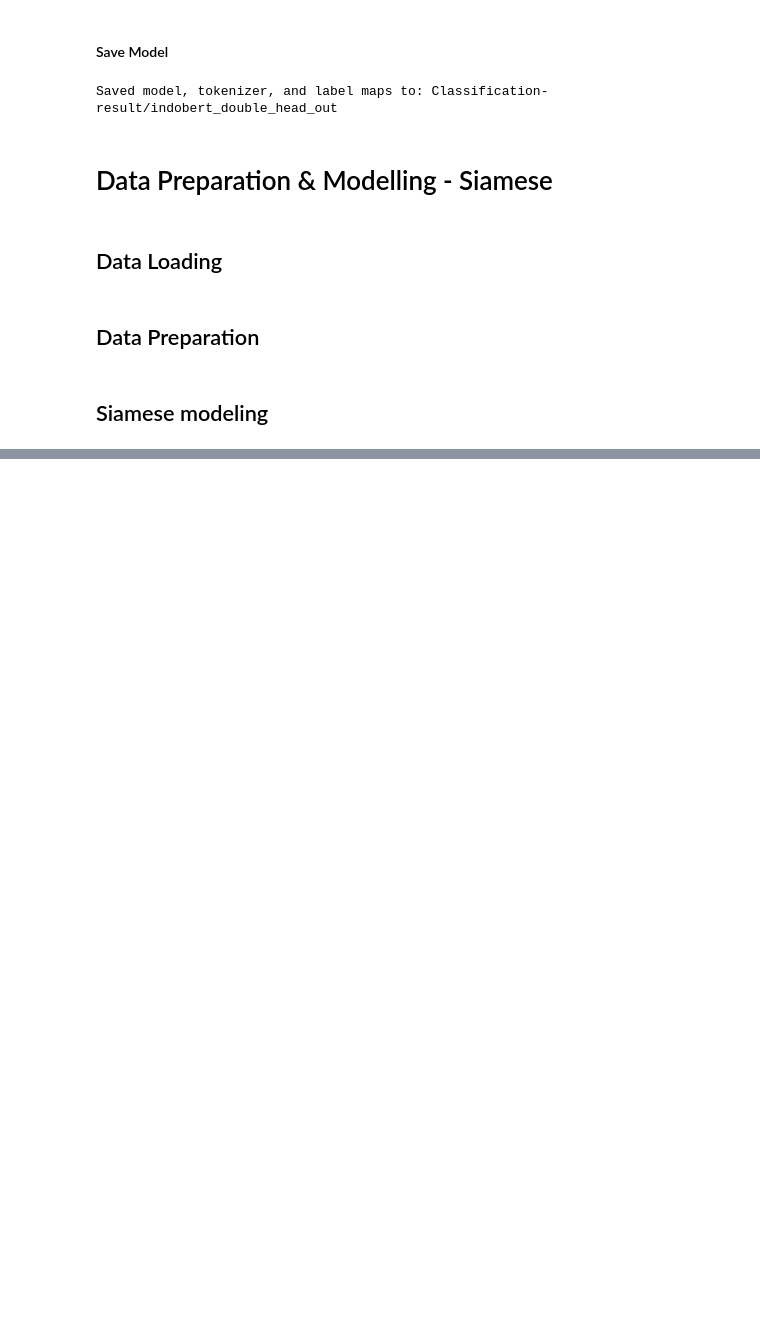
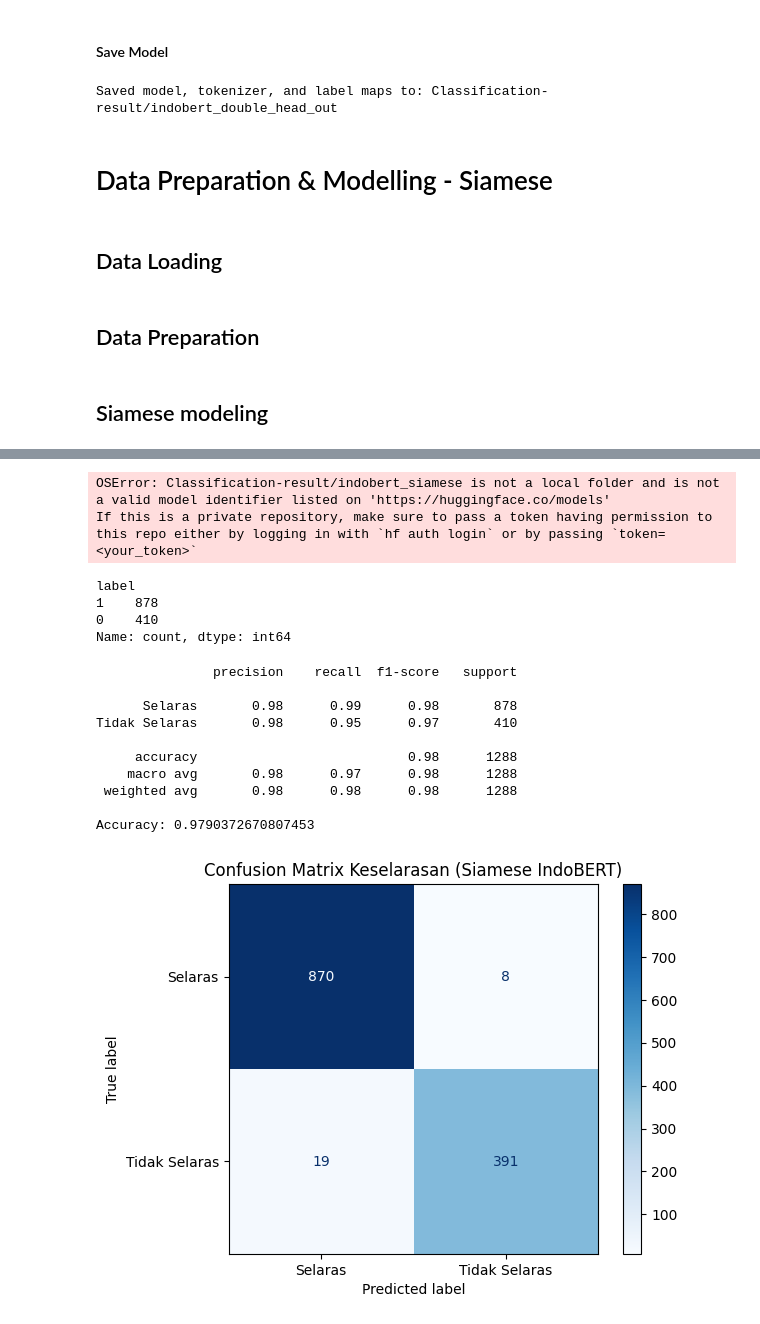
Before and after one commit to FadQode/skripsi-modelling, a Jupyter notebook: modelling-IndoBert-Copy1.ipynb, the cells around one changed output, grey strips where cells are left out. Saved outputs shown, nothing was run; the diff lists cells and outputs as text; code cells hidden in the pictures; blank space fills up the shorter version.

```diff
--- a/modelling-IndoBert-Copy1.ipynb
+++ b/modelling-IndoBert-Copy1.ipynb
@@ -1490,0 +1541,8 @@ Epoch 6/20 - train_loss: 0.1049
+# %%
+
+tokenizer = BertTokenizer.from_pretrained(
+    MODEL_DIR,
+)
+# %% [output]
+OSError: Classification-result/indobert_siamese is not a local folder and is not a valid model identifier listed on 'https://huggingface.co/models'
+If this is a private repository, make sure to pass a token having permission to this repo either by logging in with `hf auth login` or by passing `token=<your_token>`
@@ -1490,0 +1604,57 @@ Epoch 6/20 - train_loss: 0.1049
+# %%
+df_raw = pd.read_csv("../../Dataset/cpmk_subcpmk_pairs.csv")   # must contain cpmk, subcpmk, keselarasan
+df = prepare_df(df_raw)
+
+df[CPMK_COL] = df[CPMK_COL].fillna("").astype(str)
+df[SUBCPMK_COL] = df[SUBCPMK_COL].fillna("").astype(str)
+
+pred_labels, pred_probs = predict_siamese_pairs(
+    df[CPMK_COL].tolist(),
+    df[SUBCPMK_COL].tolist(),
+    batch_size=BATCH_SIZE,
+    threshold=0.5
+)
+
+df["pred_keselarasan"] = pred_labels
+df["pred_prob"] = pred_probs
+# %%
+df["label"].value_counts()
+# %% [output]
+label
+1    878
+0    410
+Name: count, dtype: int64
+# %%
+from sklearn.metrics import confusion_matrix, ConfusionMatrixDisplay
+import matplotlib.pyplot as plt
+
+y_true = df["label"].map({
+    1: "Selaras",
+    0: "Tidak Selaras"
+})
+
+y_pred = df["pred_keselarasan"]
+
+labels = ["Selaras", "Tidak Selaras"]
+
+cm = confusion_matrix(y_true, y_pred, labels=labels)
+print(classification_report(y_true, y_pred, zero_division=0))
+print("Accuracy:", accuracy_score(y_true, y_pred))
+
+ConfusionMatrixDisplay(cm, display_labels=labels).plot(
+    cmap="Blues", values_format="d"
+)
+plt.title("Confusion Matrix Keselarasan (Siamese IndoBERT)")
+plt.show()
+# %% [output]
+               precision    recall  f1-score   support
+
+      Selaras       0.98      0.99      0.98       878
+Tidak Selaras       0.98      0.95      0.97       410
+
+     accuracy                           0.98      1288
+    macro avg       0.98      0.97      0.98      1288
+ weighted avg       0.98      0.98      0.98      1288
+
+Accuracy: 0.9790372670807453
+[figure, added]
```
Also changed, not shown: parts of 10 cells of this notebook.
